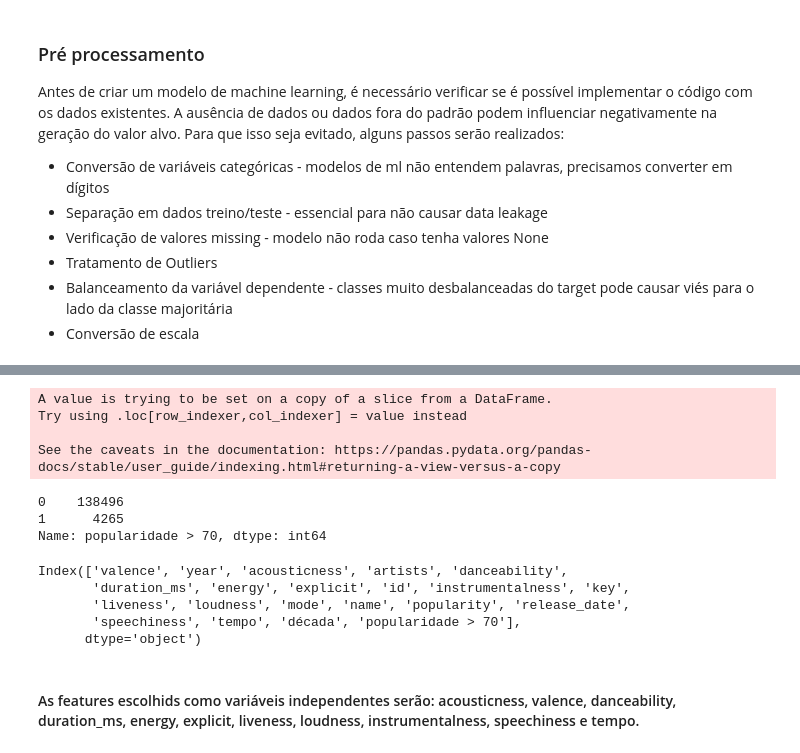
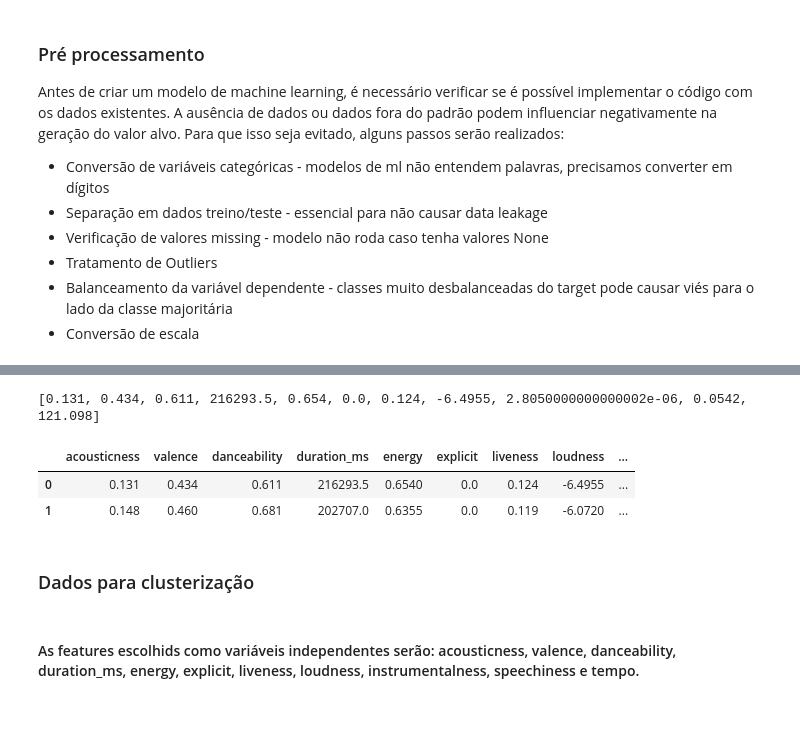
Before and after one commit to danilomiyatake/spotify, a Jupyter notebook: spotify_eda.ipynb, the cells around one changed output, grey strips where cells are left out. Saved outputs shown, nothing was run; the diff lists cells and outputs as text; code cells hidden in the pictures; blank space fills up the shorter version.

```diff
--- a/spotify_eda.ipynb
+++ b/spotify_eda.ipynb
@@ -457,2 +438,2 @@ Antes de criar um modelo de machine learning, é necessário verificar se é pos
 # %%
-data_musicas[data_musicas['popularidade > 70'] == 1].shape[0]/data_musicas.shape[0]
+data_musicas['popularidade > 70'] = [1 if x > 70 else 0 for x in data_musicas.popularity]
@@ -466,19 +439,0 @@ sns.boxplot(data_musicas_sem_0_pop, x = 'popularity')
-# %%
-data_musicas_sem_0_pop['popularidade > 70'] = [1 if x > 70 else 0 for x in data_musicas_sem_0_pop.popularity]
-data_musicas_sem_0_pop['popularidade > 70'].value_counts()
-# %% [output]
-A value is trying to be set on a copy of a slice from a DataFrame.
-Try using .loc[row_indexer,col_indexer] = value instead
-
-See the caveats in the documentation: https://pandas.pydata.org/pandas-docs/stable/user_guide/indexing.html#returning-a-view-versus-a-copy
-0    138496
-1      4265
-Name: popularidade > 70, dtype: int64
-# %%
-data_musicas.columns
-# %% [output]
-Index(['valence', 'year', 'acousticness', 'artists', 'danceability',
-       'duration_ms', 'energy', 'explicit', 'id', 'instrumentalness', 'key',
-       'liveness', 'loudness', 'mode', 'name', 'popularity', 'release_date',
-       'speechiness', 'tempo', 'década', 'popularidade > 70'],
-      dtype='object')
@@ -485,3 +442,27 @@ Index(['valence', 'year', 'acousticness', 'artists', 'danceability',
+# %%
+features = ['acousticness', 'valence', 'danceability', 'duration_ms', 'energy', 'explicit', 'liveness', 'loudness', 'instrumentalness', 'speechiness', 'tempo']
+
+popular = []
+for i in features:
+    popular.append(data_musicas[(data_musicas['popularidade > 70'] == 1) & (data_musicas['década'] == '2020')][i].median())
+
+nao_popular = []
+for i in features:
+    nao_popular.append(data_musicas[(data_musicas['popularidade > 70'] == 0) & (data_musicas['década'] == '2020')][i].median())
+
+print(nao_popular)
+df_pop = pd.DataFrame([nao_popular,popular], index = [0,1], columns= features)
+df_pop['popular'] = [0,1]
+
+# sns.barplot(df_pop, x='popular', y=features)
+df_pop
+# %% [output]
+[0.131, 0.434, 0.611, 216293.5, 0.654, 0.0, 0.124, -6.4955, 2.8050000000000002e-06, 0.0542, 121.098]
+|  | acousticness | valence | danceability | duration_ms | energy | explicit | liveness | loudness | ... |
+| 0 | 0.131 | 0.434 | 0.611 | 216293.5 | 0.6540 | 0.0 | 0.124 | -6.4955 | ... |
+| 1 | 0.148 | 0.460 | 0.681 | 202707.0 | 0.6355 | 0.0 | 0.119 | -6.0720 | ... |
+# %% [markdown]
+### Dados para clusterização
 # %% [markdown]
 #### As features escolhids como variáveis independentes serão: acousticness, valence, danceability, duration_ms, energy, explicit, liveness, loudness, instrumentalness, speechiness e tempo.
 # %%
```
Also changed, not shown: parts of 28 cells of this notebook.
